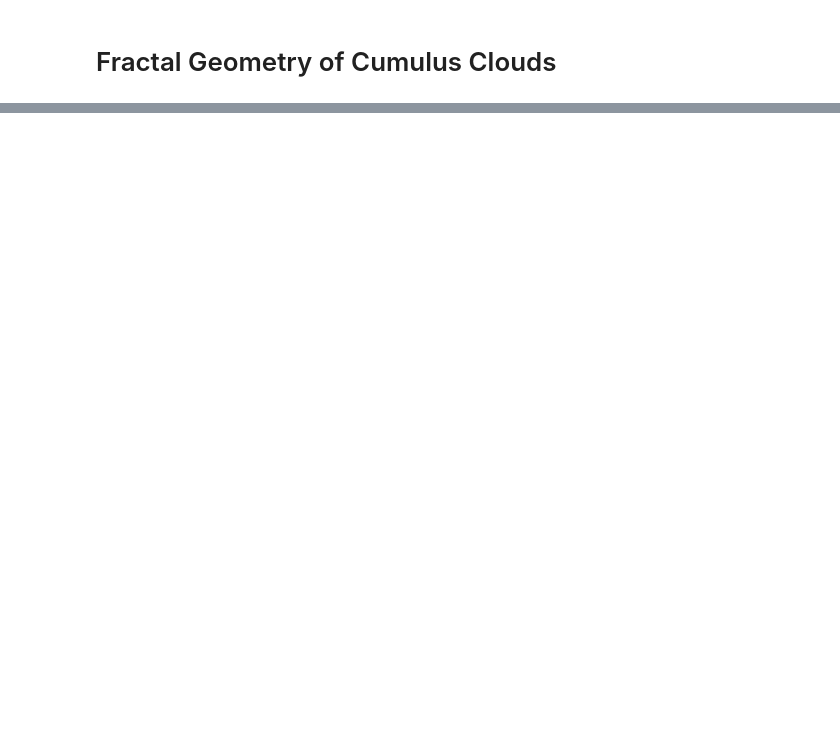
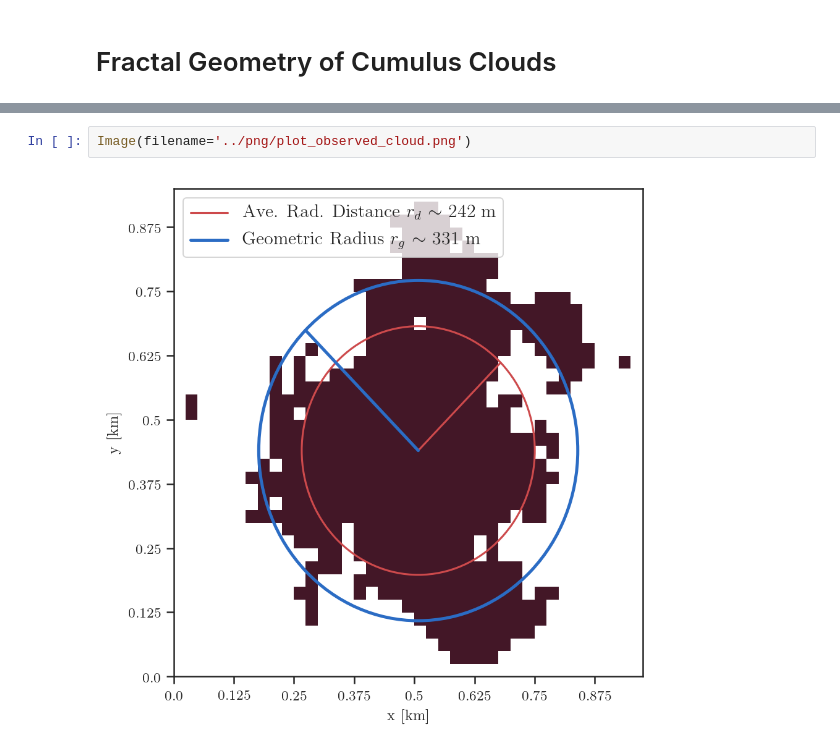
Before and after one commit to lorenghoh/fractal_clouds, a Jupyter notebook: notebook/fractal_clouds.ipynb, the cells around one changed output, grey strips where cells are left out. Cells and saved outputs as stored; diff of their text form; blank space fills up the shorter version.

```diff
--- a/notebook/fractal_clouds.ipynb
+++ b/notebook/fractal_clouds.ipynb
@@ -51,0 +50,4 @@ Image(filename='fdim_histogram_projected.png', width=800)
+# %%
+Image(filename='../png/plot_observed_cloud.png')
+# %% [output]
+[figure, added]
```
Also changed, not shown: parts of 47 cells of this notebook.
